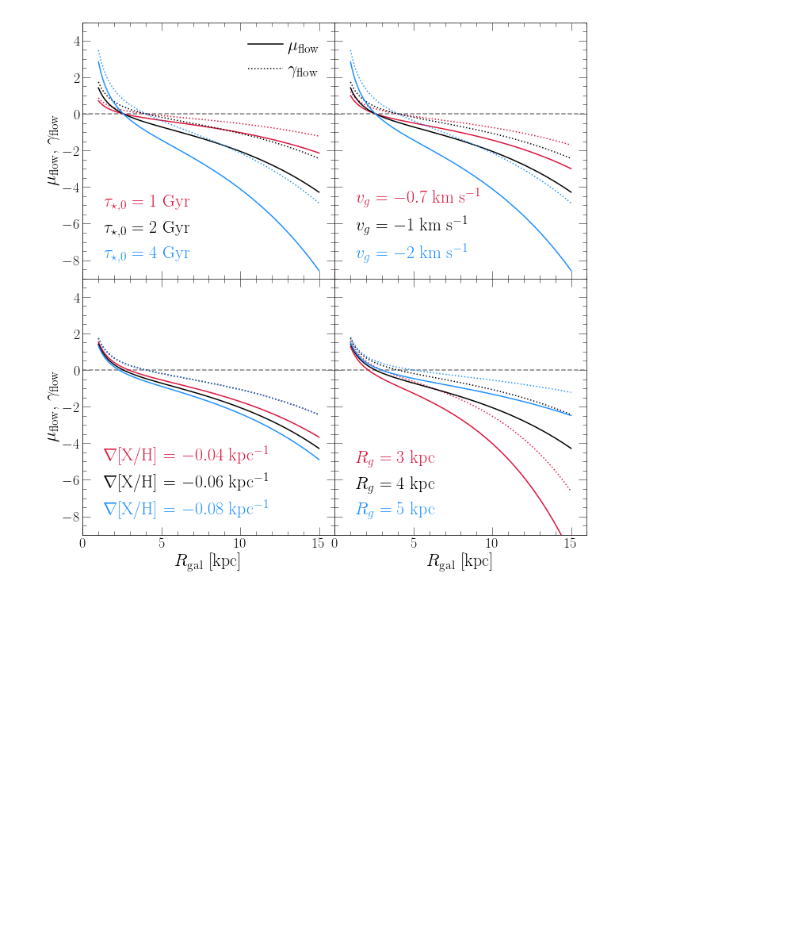
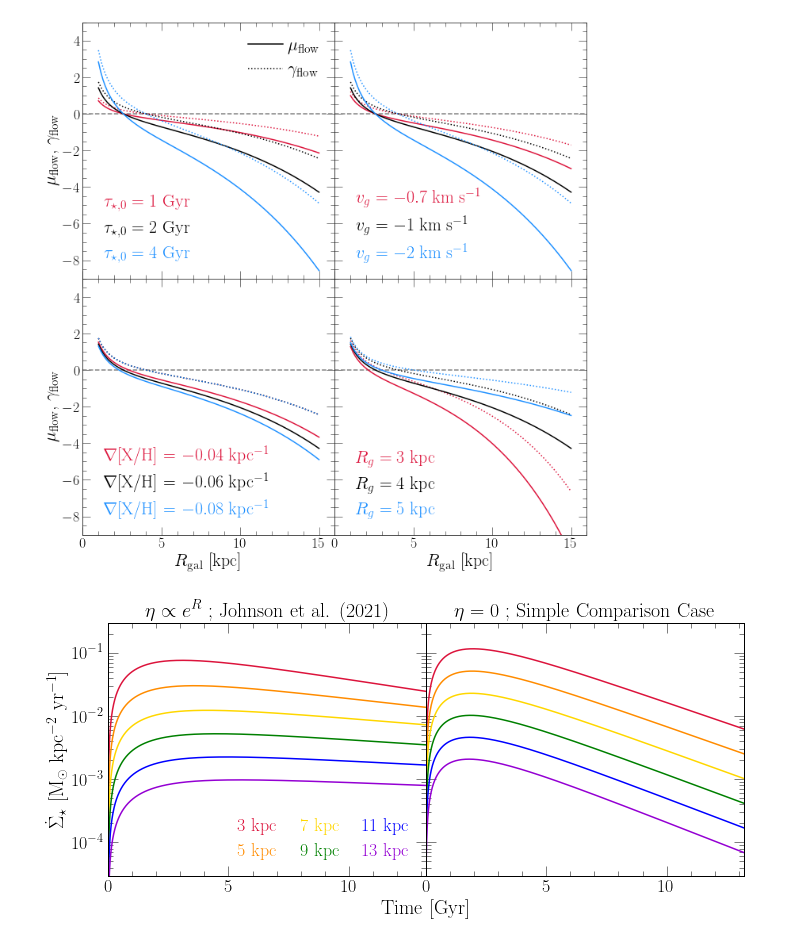
Before and after one commit to giganano/outflows, a Jupyter notebook: notebooks/paperfigures.ipynb, the cells around one changed output. Drawn from its saved outputs; the diff is of its cells as text; code cells hidden in the pictures; blank space fills up the shorter version.

```diff
--- a/notebooks/paperfigures.ipynb
+++ b/notebooks/paperfigures.ipynb
@@ -782,3 +782,68 @@ plt.savefig("../paper/figures/muflow_gammaflow_vs_radius.pdf")
 plt.show()
 # %% [output]
 [figure]
+# %%
+outputs = [
+    "../outputs/inside-out/vrad0",
+    "../outputs/subequilibrium/vrad0"
+]
+outputs = [vice.output(_) for _ in outputs]
+for out in outputs:
+    extra = np.genfromtxt("%s_analogdata.out" % (out.name))
+    out.stars["absz"] = [abs(_) for _ in extra[:,-1]][:out.stars.size[0]]
+# %%
+fig = plt.figure(figsize = (10, 5))
+ax1 = fig.add_subplot(121)
+ax2 = fig.add_subplot(122, sharex = ax1, sharey = ax1)
+for ax in [ax1, ax2]:
+    ax.set_yscale("log")
+    ax.set_xlim([0, 13.2])
+    ax.set_ylim([3.e-5, 0.3])
+ax1.set_title(r"$\eta \propto e^R$ ; Johnson et al. (2021)", fontsize = 20)
+ax2.set_title(r"$\eta = 0$ ; Simple Comparison Case", fontsize = 20)
+plt.setp(ax2.get_yticklabels(), visible = False)
+ax1.set_ylabel(r"$\dot{\Sigma}_\star$ [M$_\odot$ kpc$^{-2}$ yr$^{-1}$]")
+dummy = fig.add_subplot(111, zorder = -100)
+plt.setp(dummy.get_xticklabels(), visible = False)
+plt.setp(dummy.get_yticklabels(), visible = False)
+pos = dummy.get_position()
+pos.x0 = ax1.get_position().x0
+pos.x1 = ax2.get_position().x1
+pos.y0 = ax1.get_position().y0
+pos.y1 = ax2.get_position().y1
+dummy.set_position(pos)
+dummy.set_xlabel("Time [Gyr]", labelpad = 20)
+
+zone_width = 0.1
+radii = [3, 5, 7, 9, 11, 13]
+colors = ["crimson", "darkorange", "gold", "green", "blue", "darkviolet"]
+
+def plot_sfh(ax, output):
+    for i, r in enumerate(radii):
+        zone_idx = int(r / zone_width)
+        zone = output.zones["zone%d" % (zone_idx)]
+        area = np.pi * ((r + zone_width)**2 - r**2)
+        sigma_sfr = [_ / area for _ in zone.history["sfr"]]
+        kwargs = {
+            "c": named_colors()[colors[i]],
+            "label": "%d kpc" % (r)
+        }
+        ax.plot(zone.history["time"], sigma_sfr, **kwargs)
+
+plot_sfh(ax1, outputs[0])
+plot_sfh(ax2, outputs[1])
+
+kwargs = {
+    "loc": mpl_loc("lower right"),
+    "handlelength": 0,
+    "ncol": 3,
+    "columnspacing": 1
+}
+leg = ax1.legend(**kwargs)
+fancy_legend(leg, colors)
+
+plt.tight_layout()
+plt.subplots_adjust(wspace = 0)
+plt.show()
+# %% [output]
+[figure, added]
```
Also changed, not shown: parts of 2 cells of this notebook, 6 other files.
